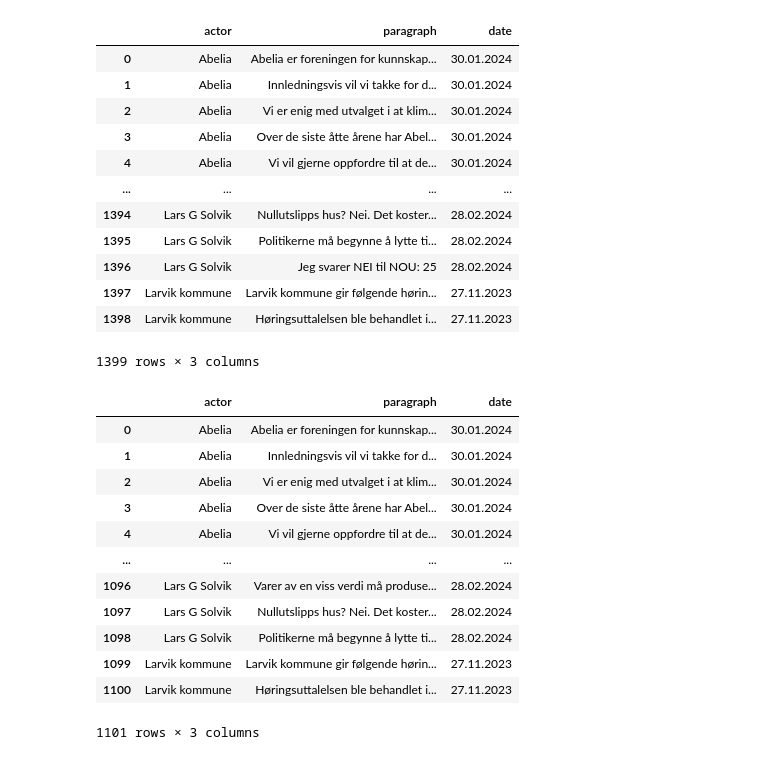
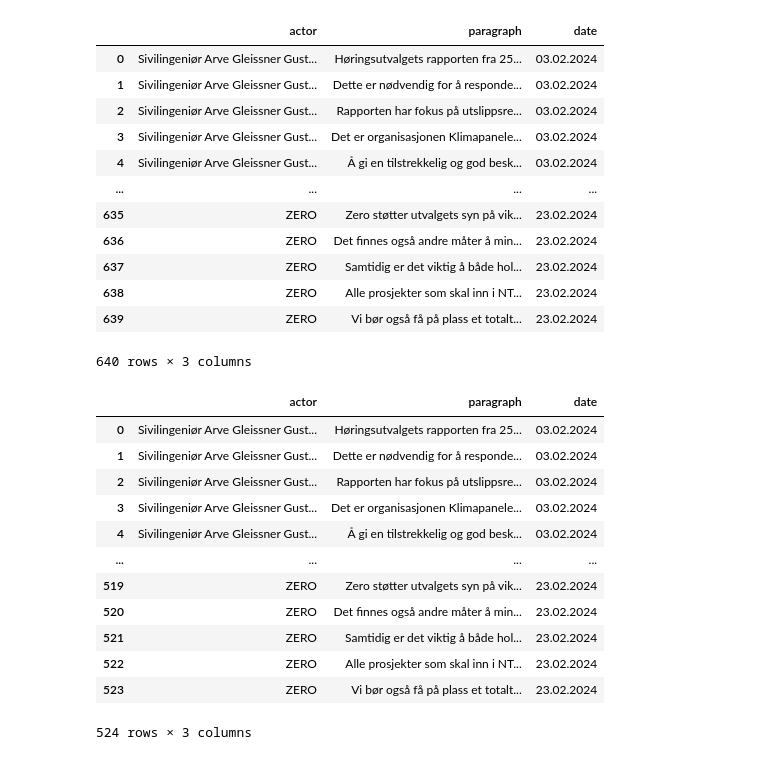
Before and after one commit to henriklarsen28/ArgumentMiningNOUs, a Jupyter notebook: src/dataset_retrieval/clean_html.ipynb, the cells around one changed output. Drawn from its saved outputs; the diff is of its cells as text; code cells hidden in the pictures.

```diff
--- a/src/dataset_retrieval/clean_html.ipynb
+++ b/src/dataset_retrieval/clean_html.ipynb
@@ -1,22 +1,22 @@
 # %%
 import pandas as pd
 # %%
-df = pd.read_csv('../../dataset/html_hearings.csv')
+df = pd.read_csv('../../dataset/html_hearings_page3.csv')
 df
 # %% [output]
 |  | actor | paragraph | date |
-| 0 | Abelia | Abelia er foreningen for kunnskap... | 30.01.2024 |
-| 1 | Abelia | Innledningsvis vil vi takke for d... | 30.01.2024 |
-| 2 | Abelia | Vi er enig med utvalget i at klim... | 30.01.2024 |
-| 3 | Abelia | Over de siste åtte årene har Abel... | 30.01.2024 |
-| 4 | Abelia | Vi vil gjerne oppfordre til at de... | 30.01.2024 |
+| 0 | Sivilingeniør Arve Gleissner Gust... | Høringsutvalgets rapporten fra 25... | 03.02.2024 |
+| 1 | Sivilingeniør Arve Gleissner Gust... | Dette er nødvendig for å responde... | 03.02.2024 |
+| 2 | Sivilingeniør Arve Gleissner Gust... | Rapporten har fokus på utslippsre... | 03.02.2024 |
+| 3 | Sivilingeniør Arve Gleissner Gust... | Det er organisasjonen Klimapanele... | 03.02.2024 |
+| 4 | Sivilingeniør Arve Gleissner Gust... | Å gi en tilstrekkelig og god besk... | 03.02.2024 |
 | ... | ... | ... | ... |
-| 1394 | Lars G Solvik | Nullutslipps hus? Nei. Det koster... | 28.02.2024 |
-| 1395 | Lars G Solvik | Politikerne må begynne å lytte ti... | 28.02.2024 |
-| 1396 | Lars G Solvik | Jeg svarer NEI til NOU: 25 | 28.02.2024 |
-| 1397 | Larvik kommune | Larvik kommune gir følgende hørin... | 27.11.2023 |
-| 1398 | Larvik kommune | Høringsuttalelsen ble behandlet i... | 27.11.2023 |
+| 635 | ZERO | Zero støtter utvalgets syn på vik... | 23.02.2024 |
+| 636 | ZERO | Det finnes også andre måter å min... | 23.02.2024 |
+| 637 | ZERO | Samtidig er det viktig å både hol... | 23.02.2024 |
+| 638 | ZERO | Alle prosjekter som skal inn i NT... | 23.02.2024 |
+| 639 | ZERO | Vi bør også få på plass et totalt... | 23.02.2024 |
-1399 rows × 3 columns
+640 rows × 3 columns
 # %%
 # Delete the rows only containing len
 df2 = df[df['paragraph'].str.len() >= 40].reset_index(drop=True)
@@ -24,17 +24,17 @@ df2 = df2[df2["paragraph"].str.contains("http") == False].reset_index(drop=True)
 df2
 # %% [output]
 |  | actor | paragraph | date |
-| 0 | Abelia | Abelia er foreningen for kunnskap... | 30.01.2024 |
-| 1 | Abelia | Innledningsvis vil vi takke for d... | 30.01.2024 |
-| 2 | Abelia | Vi er enig med utvalget i at klim... | 30.01.2024 |
-| 3 | Abelia | Over de siste åtte årene har Abel... | 30.01.2024 |
-| 4 | Abelia | Vi vil gjerne oppfordre til at de... | 30.01.2024 |
+| 0 | Sivilingeniør Arve Gleissner Gust... | Høringsutvalgets rapporten fra 25... | 03.02.2024 |
+| 1 | Sivilingeniør Arve Gleissner Gust... | Dette er nødvendig for å responde... | 03.02.2024 |
+| 2 | Sivilingeniør Arve Gleissner Gust... | Rapporten har fokus på utslippsre... | 03.02.2024 |
+| 3 | Sivilingeniør Arve Gleissner Gust... | Det er organisasjonen Klimapanele... | 03.02.2024 |
+| 4 | Sivilingeniør Arve Gleissner Gust... | Å gi en tilstrekkelig og god besk... | 03.02.2024 |
 | ... | ... | ... | ... |
-| 1096 | Lars G Solvik | Varer av en viss verdi må produse... | 28.02.2024 |
-| 1097 | Lars G Solvik | Nullutslipps hus? Nei. Det koster... | 28.02.2024 |
-| 1098 | Lars G Solvik | Politikerne må begynne å lytte ti... | 28.02.2024 |
-| 1099 | Larvik kommune | Larvik kommune gir følgende hørin... | 27.11.2023 |
-| 1100 | Larvik kommune | Høringsuttalelsen ble behandlet i... | 27.11.2023 |
+| 519 | ZERO | Zero støtter utvalgets syn på vik... | 23.02.2024 |
+| 520 | ZERO | Det finnes også andre måter å min... | 23.02.2024 |
+| 521 | ZERO | Samtidig er det viktig å både hol... | 23.02.2024 |
+| 522 | ZERO | Alle prosjekter som skal inn i NT... | 23.02.2024 |
+| 523 | ZERO | Vi bør også få på plass et totalt... | 23.02.2024 |
-1101 rows × 3 columns
+524 rows × 3 columns
 # %%
 # save to new csv
```
Also changed, not shown: parts of 1 cell of this notebook, 2 other files.
